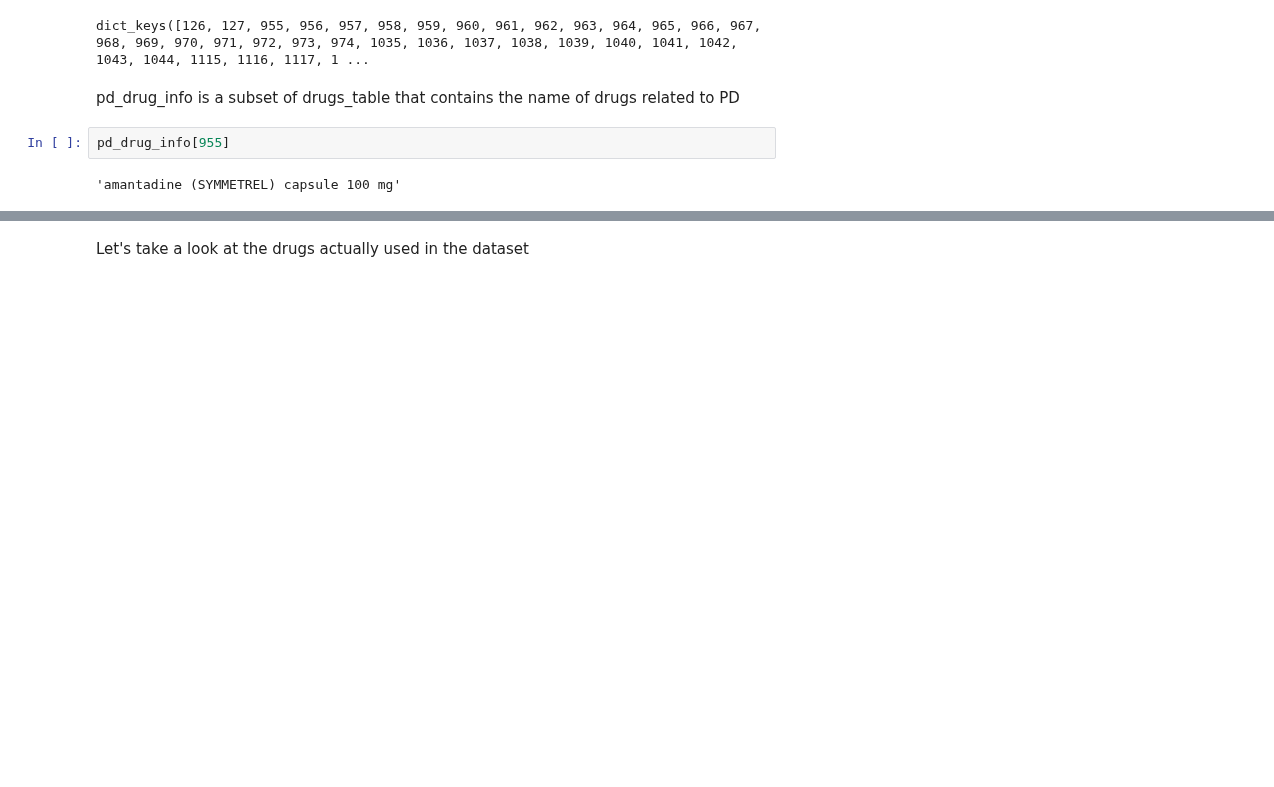
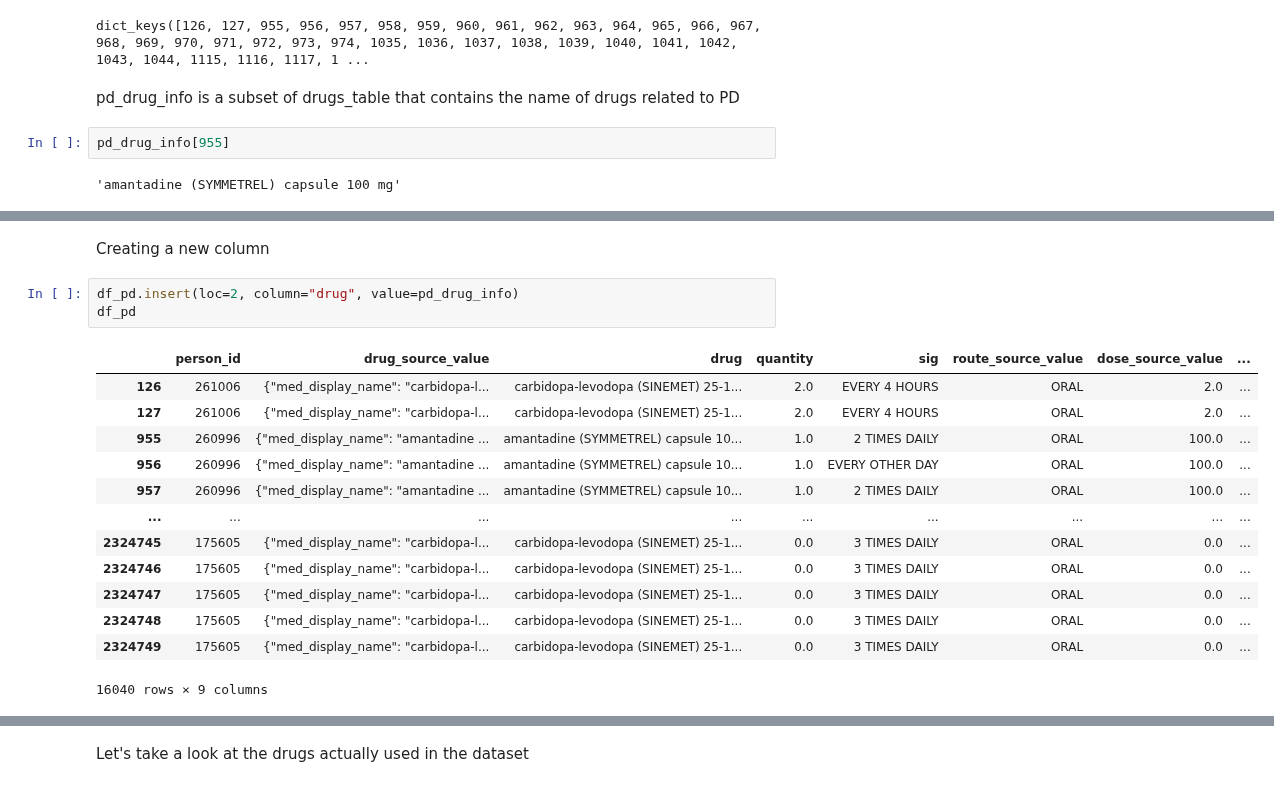
Before and after one commit to rdiazrincon/motor_fluctuations_pd, a Jupyter notebook: motor_fluctuations_pd.ipynb, the cells around one changed output, grey strips where cells are left out. Cells and saved outputs as stored; diff of their text form; blank space fills up the shorter version.

```diff
--- a/motor_fluctuations_pd.ipynb
+++ b/motor_fluctuations_pd.ipynb
@@ -132,0 +139,19 @@ df_pd
+# %% [markdown]
+Creating a new column
+# %%
+df_pd.insert(loc=2, column="drug", value=pd_drug_info)
+df_pd
+# %% [output]
+|  | person_id | drug_source_value | drug | quantity | sig | route_source_value | dose_source_value | ... |
+| 126 | 261006 | {"med_display_name": "carbidopa-l... | carbidopa-levodopa (SINEMET) 25-1... | 2.0 | EVERY 4 HOURS | ORAL | 2.0 | ... |
+| 127 | 261006 | {"med_display_name": "carbidopa-l... | carbidopa-levodopa (SINEMET) 25-1... | 2.0 | EVERY 4 HOURS | ORAL | 2.0 | ... |
+| 955 | 260996 | {"med_display_name": "amantadine ... | amantadine (SYMMETREL) capsule 10... | 1.0 | 2 TIMES DAILY | ORAL | 100.0 | ... |
+| 956 | 260996 | {"med_display_name": "amantadine ... | amantadine (SYMMETREL) capsule 10... | 1.0 | EVERY OTHER DAY | ORAL | 100.0 | ... |
+| 957 | 260996 | {"med_display_name": "amantadine ... | amantadine (SYMMETREL) capsule 10... | 1.0 | 2 TIMES DAILY | ORAL | 100.0 | ... |
+| ... | ... | ... | ... | ... | ... | ... | ... | ... |
+| 2324745 | 175605 | {"med_display_name": "carbidopa-l... | carbidopa-levodopa (SINEMET) 25-1... | 0.0 | 3 TIMES DAILY | ORAL | 0.0 | ... |
+| 2324746 | 175605 | {"med_display_name": "carbidopa-l... | carbidopa-levodopa (SINEMET) 25-1... | 0.0 | 3 TIMES DAILY | ORAL | 0.0 | ... |
+| 2324747 | 175605 | {"med_display_name": "carbidopa-l... | carbidopa-levodopa (SINEMET) 25-1... | 0.0 | 3 TIMES DAILY | ORAL | 0.0 | ... |
+| 2324748 | 175605 | {"med_display_name": "carbidopa-l... | carbidopa-levodopa (SINEMET) 25-1... | 0.0 | 3 TIMES DAILY | ORAL | 0.0 | ... |
+| 2324749 | 175605 | {"med_display_name": "carbidopa-l... | carbidopa-levodopa (SINEMET) 25-1... | 0.0 | 3 TIMES DAILY | ORAL | 0.0 | ... |
+16040 rows × 9 columns
```
Also changed, not shown: parts of 18 cells of this notebook.
